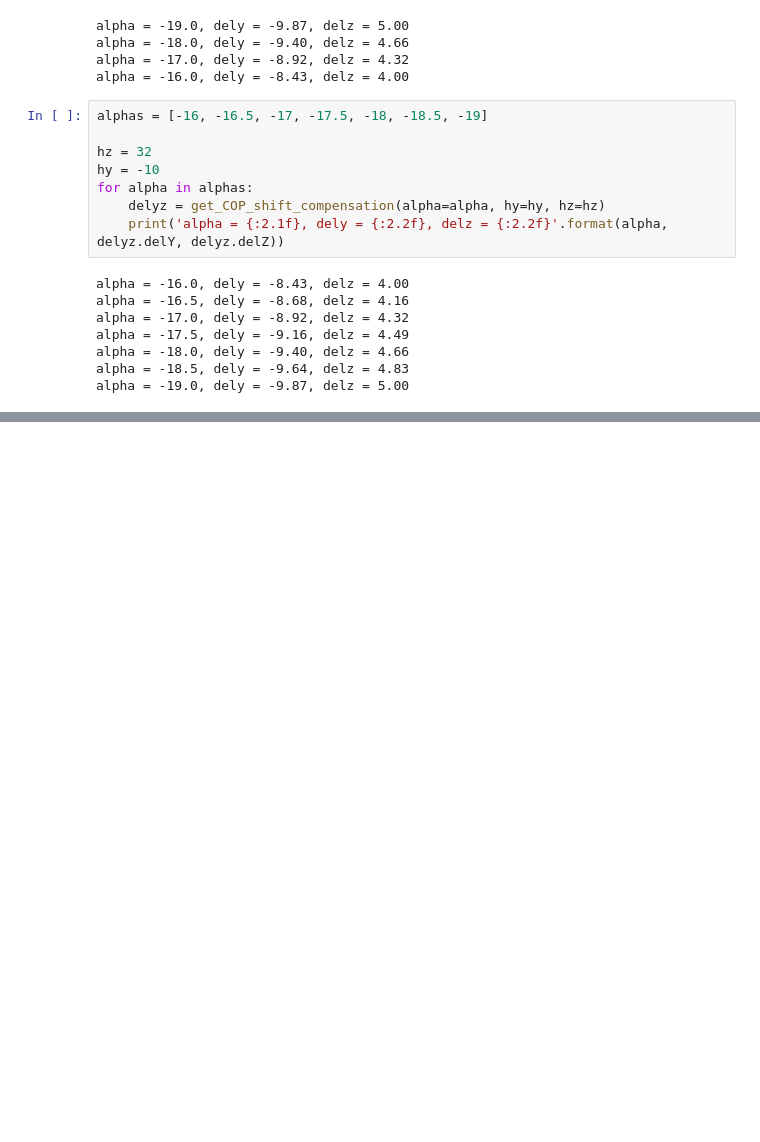
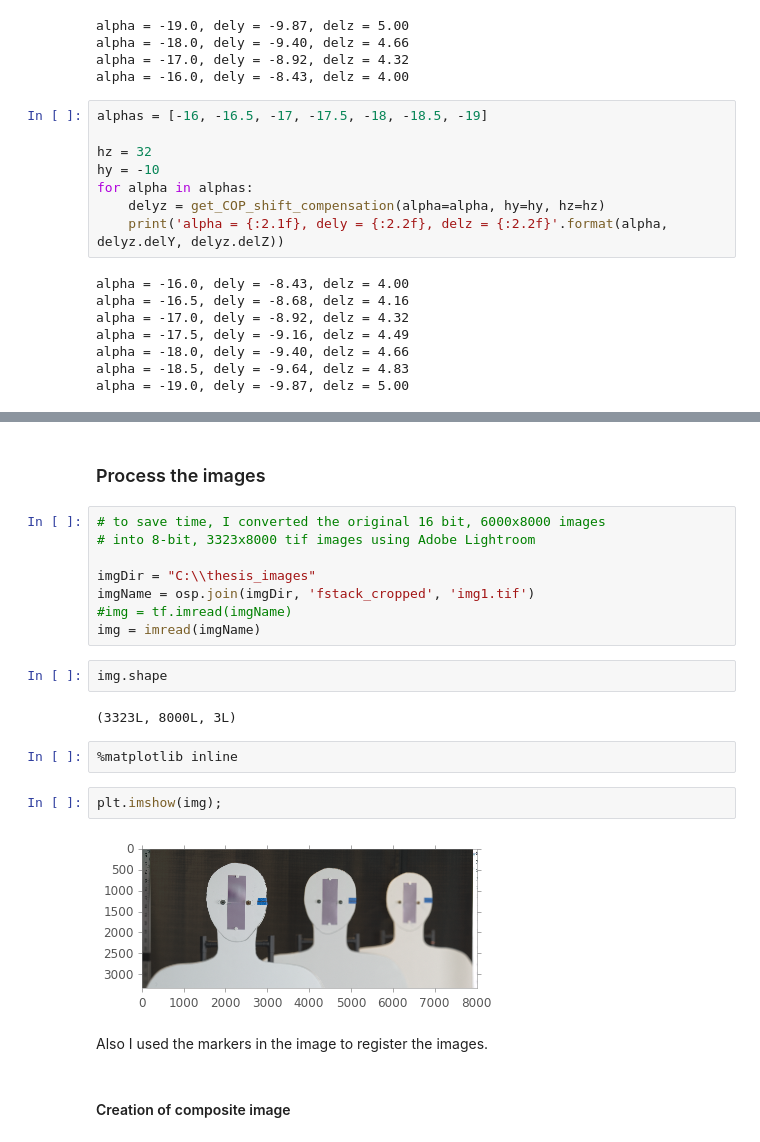
Before and after one commit to indranilsinharoy/phd-artifacts, a Jupyter notebook: chapters/chapter05_extending_imaging_volume/experiment/Angular_focus_stacking_experiment.ipynb, the cells around one changed output, grey strips where cells are left out. Saved outputs shown, nothing was run; the diff lists cells and outputs as text; blank space fills up the shorter version.

```diff
--- a/chapters/chapter05_extending_imaging_volume/experiment/Angular_focus_stacking_experiment.ipynb
+++ b/chapters/chapter05_extending_imaging_volume/experiment/Angular_focus_stacking_experiment.ipynb
@@ -289,0 +517,24 @@ alpha = -19.0, dely = -9.87, delz = 5.00
+# %% [markdown]
+### Process the images
+# %%
+# to save time, I converted the original 16 bit, 6000x8000 images
+# into 8-bit, 3323x8000 tif images using Adobe Lightroom
+
+imgDir = "C:\\thesis_images"
+imgName = osp.join(imgDir, 'fstack_cropped', 'img1.tif')
+#img = tf.imread(imgName)
+img = imread(imgName)
+# %%
+img.shape
+# %% [output]
+(3323L, 8000L, 3L)
+# %%
+%matplotlib inline
+# %%
+plt.imshow(img);
+# %% [output]
+[figure, added]
+# %% [markdown]
+Also I used the markers in the image to register the images.
+# %% [markdown]
+#### Creation of composite image
```
Also changed, not shown: parts of 46 cells of this notebook, 23 other files.
